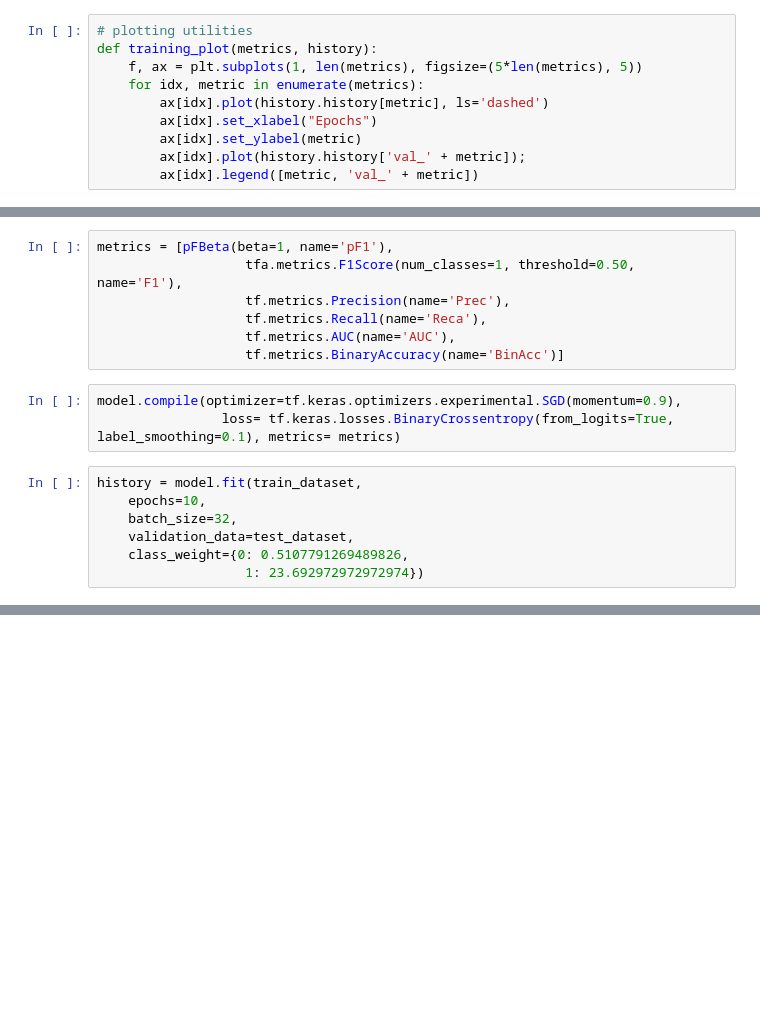
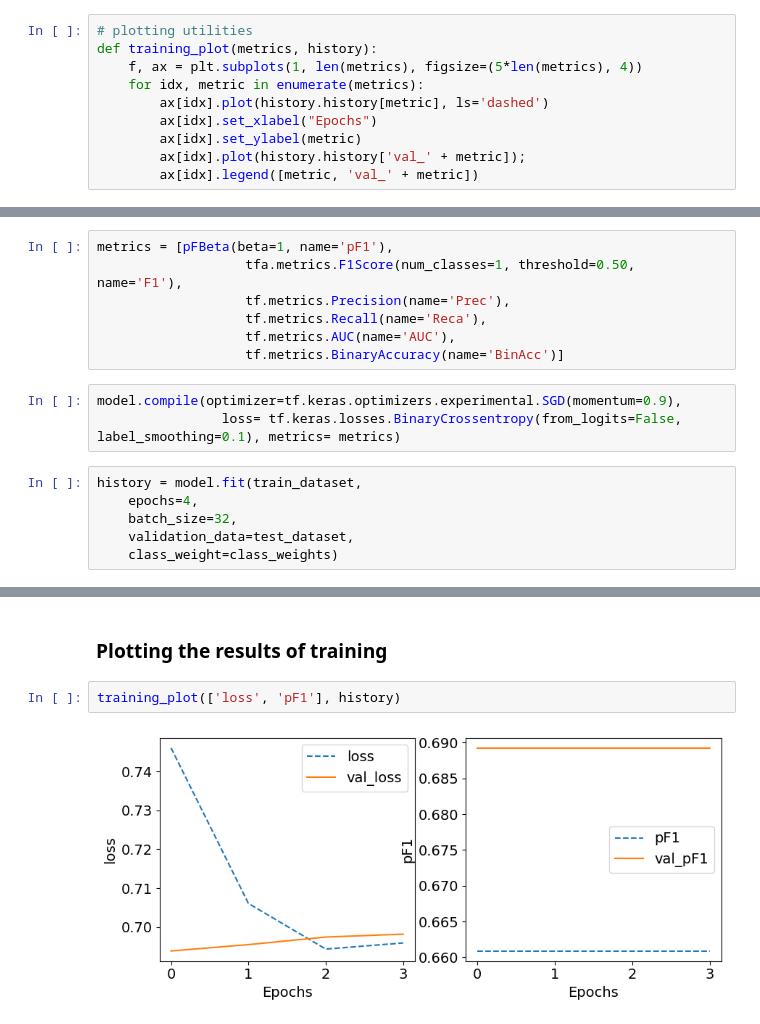
Before and after one commit to PedroAMtz/Cancer_de_Mama, a Jupyter notebook: models/model_V1_EfficientNet.ipynb, the cells around one changed output, grey strips where cells are left out. Drawn from its saved outputs; the diff is of its cells as text; blank space fills up the shorter version.

```diff
--- a/models/model_V1_EfficientNet.ipynb
+++ b/models/model_V1_EfficientNet.ipynb
@@ -122,7 +195,7 @@ class_weights
 # %%
 # plotting utilities
 def training_plot(metrics, history):
-    f, ax = plt.subplots(1, len(metrics), figsize=(5*len(metrics), 5))
+    f, ax = plt.subplots(1, len(metrics), figsize=(5*len(metrics), 4))
     for idx, metric in enumerate(metrics):
         ax[idx].plot(history.history[metric], ls='dashed')
         ax[idx].set_xlabel("Epochs")
@@ -209,11 +286,10 @@ metrics = [pFBeta(beta=1, name='pF1'),
                    tf.metrics.BinaryAccuracy(name='BinAcc')]
 # %%
 model.compile(optimizer=tf.keras.optimizers.experimental.SGD(momentum=0.9),
-                loss= tf.keras.losses.BinaryCrossentropy(from_logits=True, label_smoothing=0.1), metrics= metrics)
+                loss= tf.keras.losses.BinaryCrossentropy(from_logits=False, label_smoothing=0.1), metrics= metrics)
 # %%
 history = model.fit(train_dataset,
-    epochs=10,
+    epochs=4,
     batch_size=32,
     validation_data=test_dataset,
-    class_weight={0: 0.5107791269489826,
-                   1: 23.692972972972974})
+    class_weight=class_weights)
@@ -219,0 +305,6 @@ history = model.fit(train_dataset,
+# %% [markdown]
+### Plotting the results of training
+# %%
+training_plot(['loss', 'pF1'], history)
+# %% [output]
+[figure, added]
```
Also changed, not shown: parts of 36 cells of this notebook.
